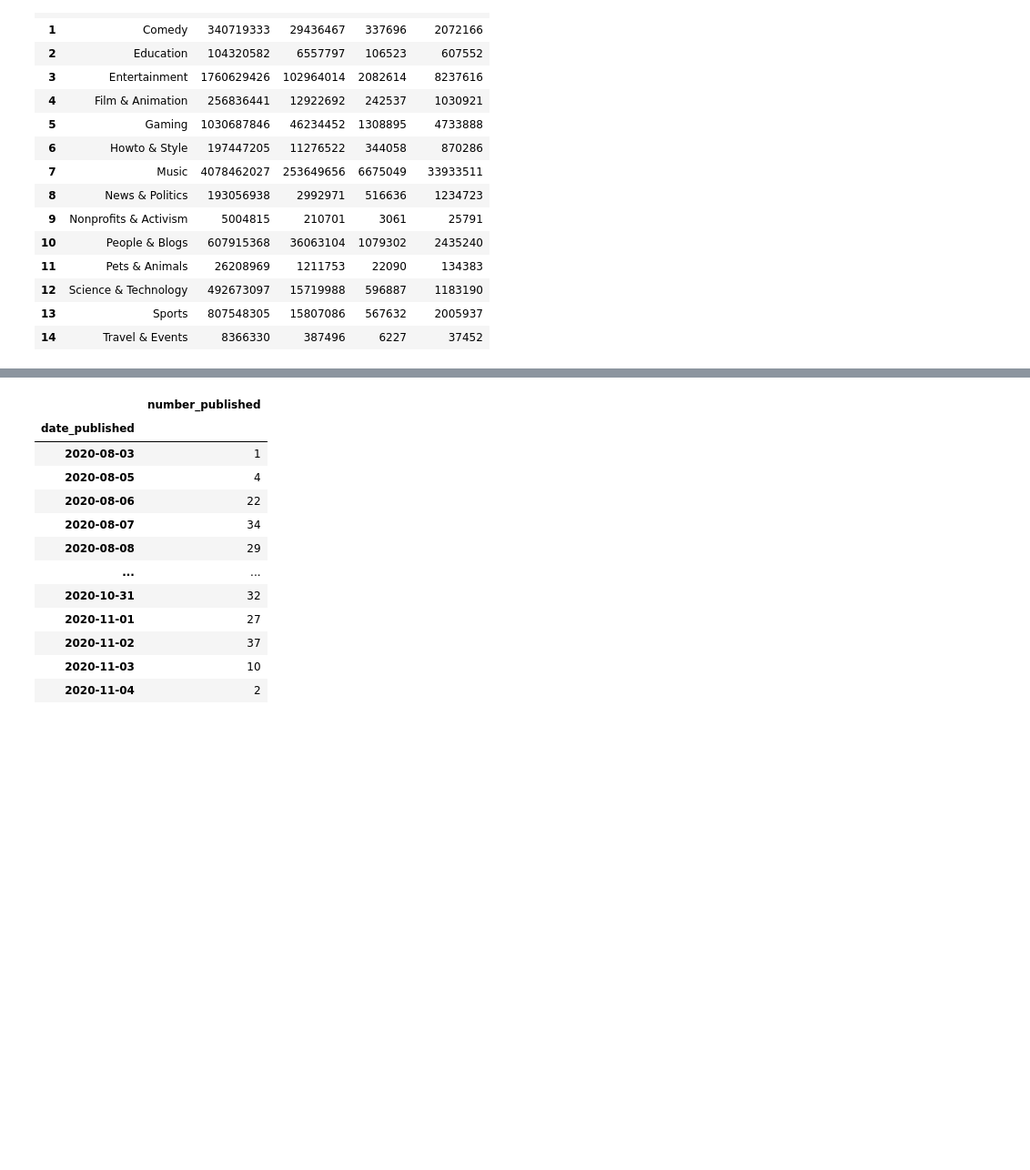
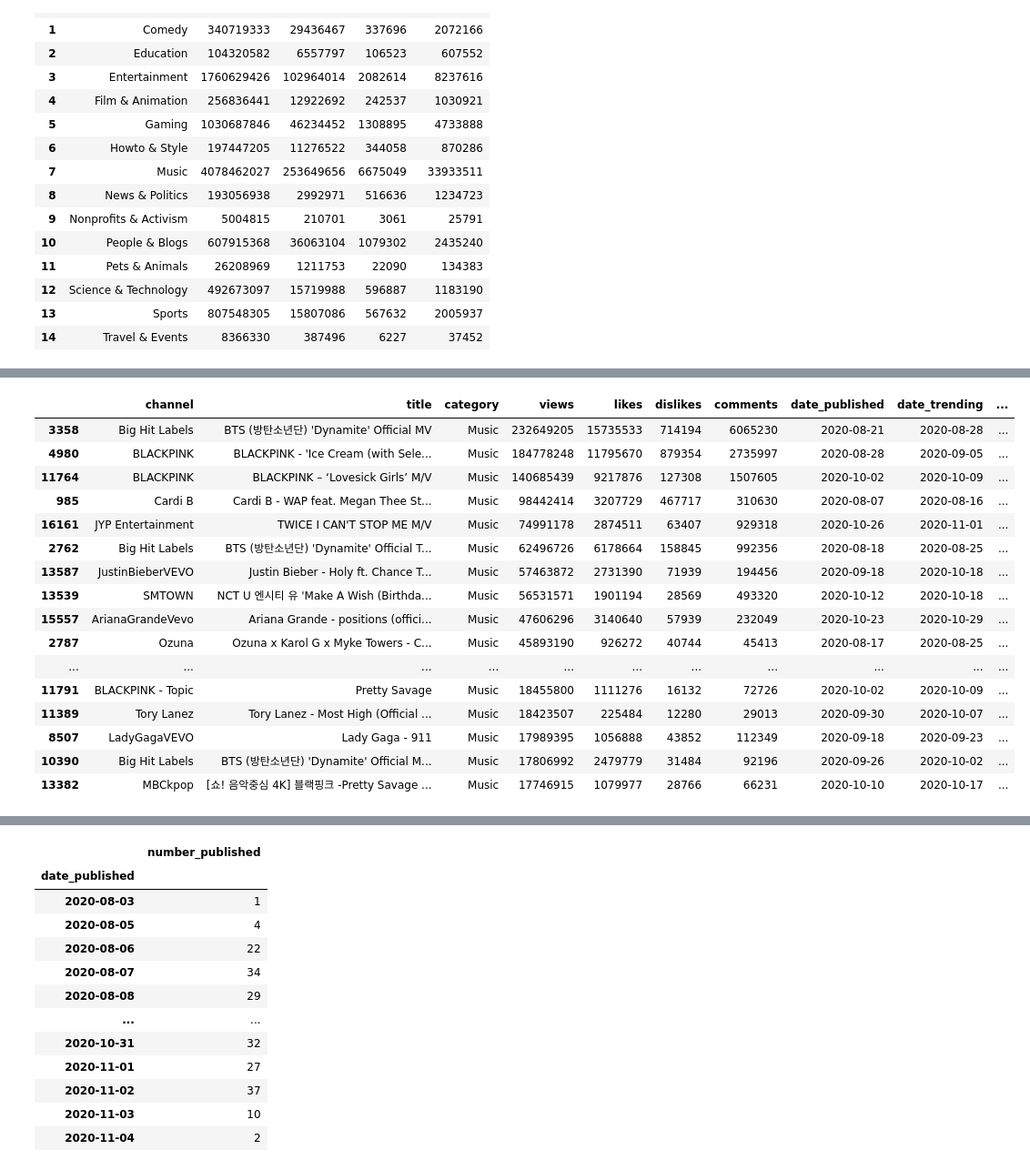
Before and after one commit to simon2383/Project-1, a Jupyter notebook: YouTube_Trend_Analysis .ipynb, the cells around one changed output, grey strips where cells are left out. Shown at 91% size. Cells and saved outputs as stored; diff of their text form; code cells hidden in the pictures; blank space fills up the shorter version.

```diff
--- a/YouTube_Trend_Analysis .ipynb
+++ b/YouTube_Trend_Analysis .ipynb
@@ -182,0 +181,5 @@ most_watched_df = youtube_data.
+# %%
+# select only music category data
+
+youtube_data_music_df = youtube_data.loc[youtube_data['category']=='Music']
+youtube_data_music_df
@@ -182,0 +200,23 @@ most_watched_df = youtube_data.
+# %%
+# try to find most popular music videos - sort by number of views (descending)
+
+music_views_descending_popularity = youtube_data_music_df.sort_values(by=['views'], ascending=False)
+music_views_descending_popularity.head(50)
+# %% [output]
+|  | channel | title | category | views | likes | dislikes | comments | date_published | date_trending | ... |
+| 3358 | Big Hit Labels | BTS (방탄소년단) 'Dynamite' Official MV | Music | 232649205 | 15735533 | 714194 | 6065230 | 2020-08-21 | 2020-08-28 | ... |
+| 4980 | BLACKPINK | BLACKPINK - 'Ice Cream (with Sele... | Music | 184778248 | 11795670 | 879354 | 2735997 | 2020-08-28 | 2020-09-05 | ... |
+| 11764 | BLACKPINK | BLACKPINK – ‘Lovesick Girls’ M/V | Music | 140685439 | 9217876 | 127308 | 1507605 | 2020-10-02 | 2020-10-09 | ... |
+| 985 | Cardi B | Cardi B - WAP feat. Megan Thee St... | Music | 98442414 | 3207729 | 467717 | 310630 | 2020-08-07 | 2020-08-16 | ... |
+| 16161 | JYP Entertainment | TWICE I CAN'T STOP ME M/V | Music | 74991178 | 2874511 | 63407 | 929318 | 2020-10-26 | 2020-11-01 | ... |
+| 2762 | Big Hit Labels | BTS (방탄소년단) 'Dynamite' Official T... | Music | 62496726 | 6178664 | 158845 | 992356 | 2020-08-18 | 2020-08-25 | ... |
+| 13587 | JustinBieberVEVO | Justin Bieber - Holy ft. Chance T... | Music | 57463872 | 2731390 | 71939 | 194456 | 2020-09-18 | 2020-10-18 | ... |
+| 13539 | SMTOWN | NCT U 엔시티 유 'Make A Wish (Birthda... | Music | 56531571 | 1901194 | 28569 | 493320 | 2020-10-12 | 2020-10-18 | ... |
+| 15557 | ArianaGrandeVevo | Ariana Grande - positions (offici... | Music | 47606296 | 3140640 | 57939 | 232049 | 2020-10-23 | 2020-10-29 | ... |
+| 2787 | Ozuna | Ozuna x Karol G x Myke Towers - C... | Music | 45893190 | 926272 | 40744 | 45413 | 2020-08-17 | 2020-08-25 | ... |
+| ... | ... | ... | ... | ... | ... | ... | ... | ... | ... | ... |
+| 11791 | BLACKPINK - Topic | Pretty Savage | Music | 18455800 | 1111276 | 16132 | 72726 | 2020-10-02 | 2020-10-09 | ... |
+| 11389 | Tory Lanez | Tory Lanez - Most High (Official ... | Music | 18423507 | 225484 | 12280 | 29013 | 2020-09-30 | 2020-10-07 | ... |
+| 8507 | LadyGagaVEVO | Lady Gaga - 911 | Music | 17989395 | 1056888 | 43852 | 112349 | 2020-09-18 | 2020-09-23 | ... |
+| 10390 | Big Hit Labels | BTS (방탄소년단) 'Dynamite' Official M... | Music | 17806992 | 2479779 | 31484 | 92196 | 2020-09-26 | 2020-10-02 | ... |
+| 13382 | MBCkpop | [쇼! 음악중심 4K] 블랙핑크 -Pretty Savage ... | Music | 17746915 | 1079977 | 28766 | 66231 | 2020-10-10 | 2020-10-17 | ... |
```
Also changed, not shown: parts of 9 cells of this notebook, 2 other files.
